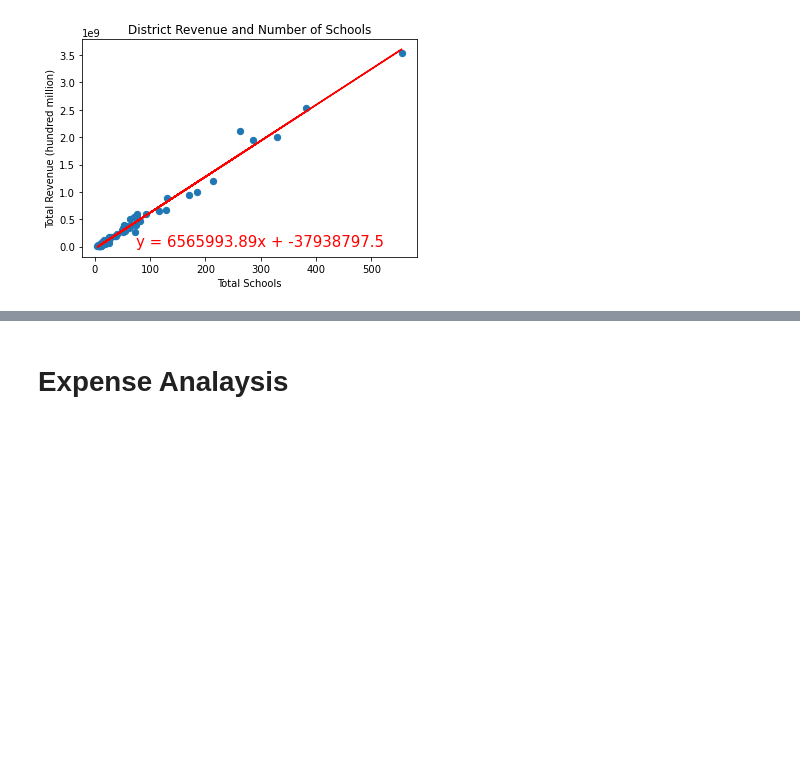
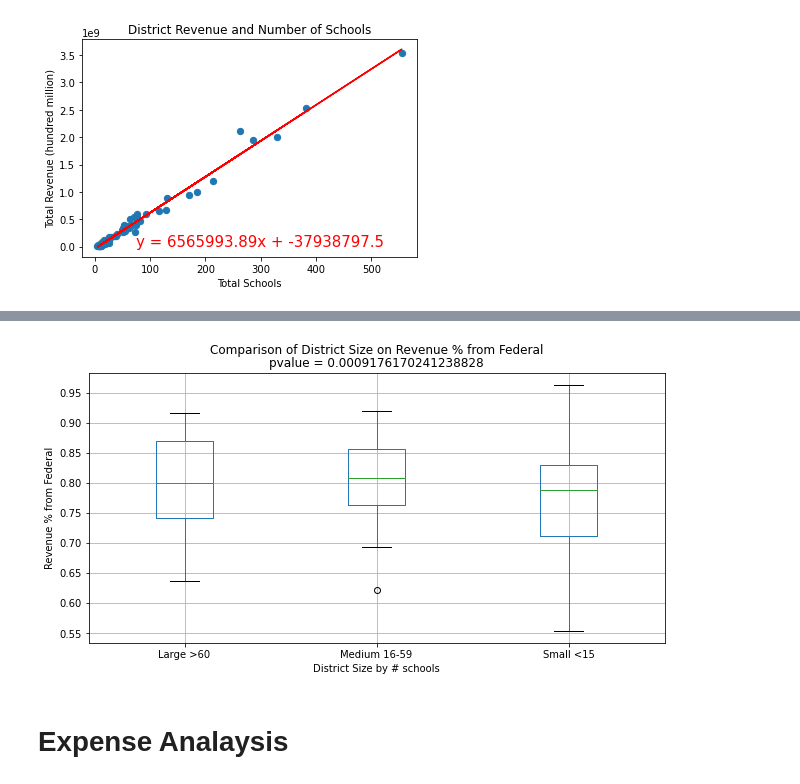
Before and after one commit to jjwilliams11/project1, a Jupyter notebook: Education_Dropout/FL_Education_Dropout_JJ.ipynb, the cells around one changed output, grey strips where cells are left out. Saved outputs shown, nothing was run; the diff lists cells and outputs as text; code cells hidden in the pictures; blank space fills up the shorter version.

```diff
--- a/Education_Dropout/FL_Education_Dropout_JJ.ipynb
+++ b/Education_Dropout/FL_Education_Dropout_JJ.ipynb
@@ -550,3 +522,20 @@ F_onewayResult(statistic=7.830910419076999, pvalue=0.0009176170241238828)
+# %%
+# Extract individual groups
+federal_small = district_rev[district_rev["District Size by # schools"] == "Small <15"]["Revenue % from Federal"]
+federal_medium = district_rev[district_rev["District Size by # schools"] == "Medium 16-59"]["Revenue % from Federal"]
+federal_large = district_rev[district_rev["District Size by # schools"] == "Large >60"]["Revenue % from Federal"]
+
+# Perform the ANOVA
+fed_anova = sts.f_oneway(federal_small, federal_medium, federal_large)
+
+district_rev.boxplot("Revenue % from Property Tax", by="District Size by # schools", figsize=(10, 5))
+plt.suptitle('Comparison of District Size on Revenue % from Federal')
+plt.title(f'pvalue = {fed_anova[1]}')
+plt.ylabel('Revenue % from Federal')
+plt.savefig('output/district_size_fed_rev.png')
+plt.show()
+# %% [output]
+[figure, added]
 # %% [markdown]
 # Expense Analaysis
 # %%
```
Also changed, not shown: parts of 37 cells of this notebook, 15 other files.
